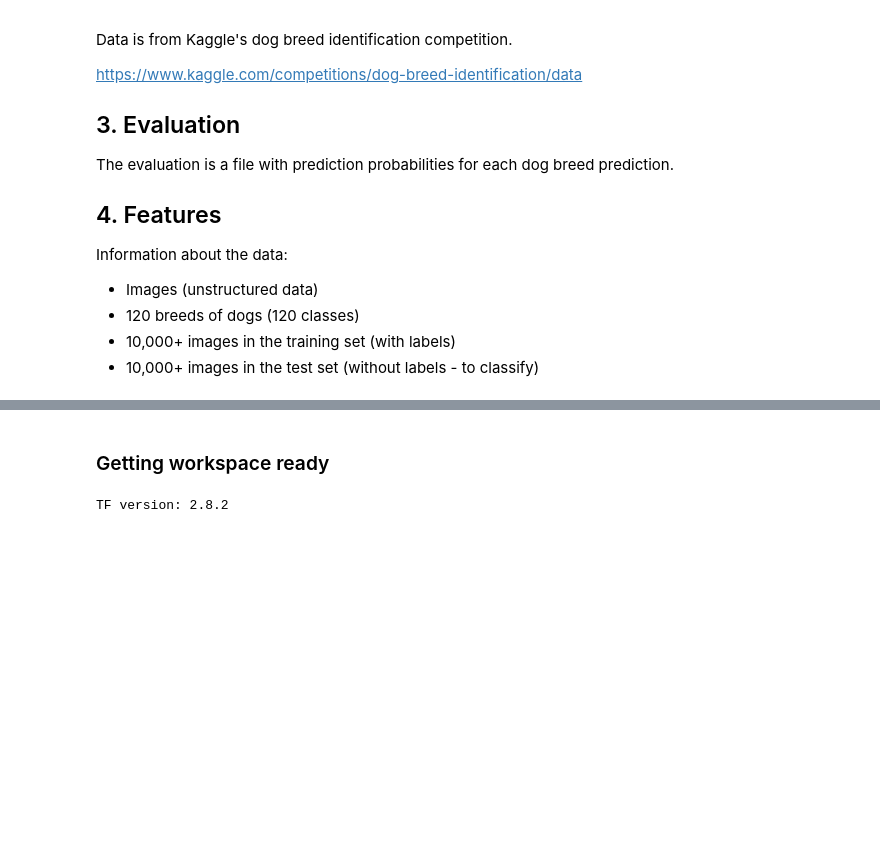
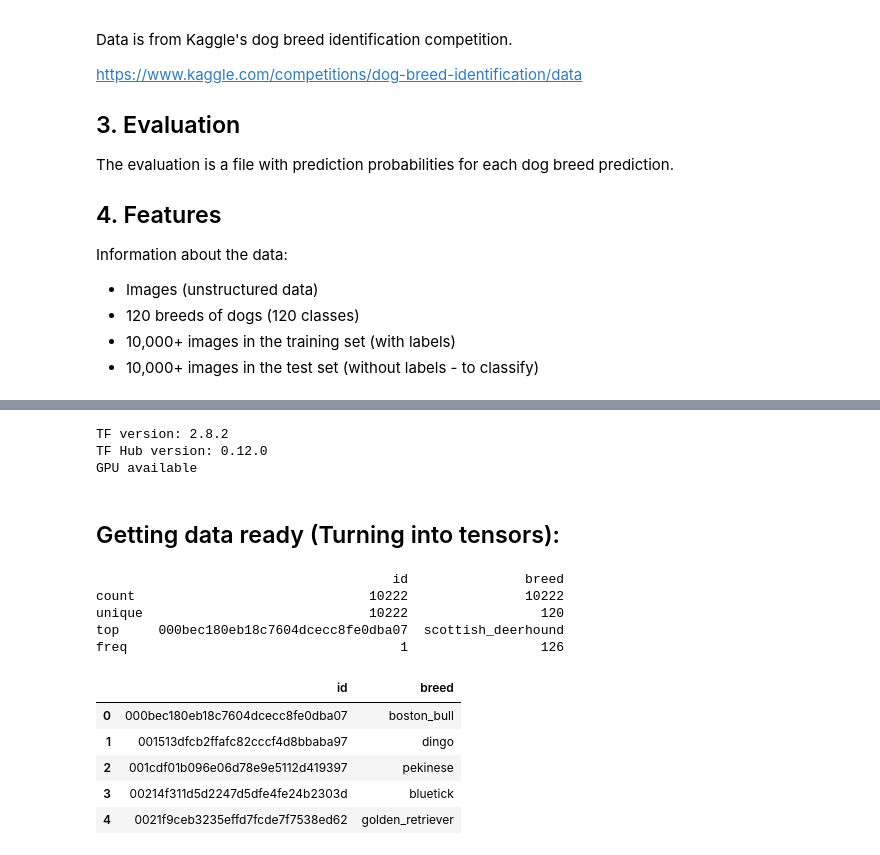
Before and after one commit to Krykiet/tensorflow-dog-breed-classification, a Jupyter notebook: dog_visual_identification.ipynb, the cells around one changed output, grey strips where cells are left out. Saved outputs shown, nothing was run; the diff lists cells and outputs as text; code cells hidden in the pictures; blank space fills up the shorter version.

```diff
--- a/dog_visual_identification.ipynb
+++ b/dog_visual_identification.ipynb
@@ -29,8 +35,33 @@ Information about the data:
+# %%
+# Import necessary tools
+import tensorflow as tf
+import tensorflow_hub as hub
+print("TF version:", tf.__version__)
+print("TF Hub version:", hub.__version__)
+
+# Check for GPU availability
+print("GPU", "available" if tf.config.list_physical_devices("GPU") else "not available")
+# %% [output]
+TF version: 2.8.2
+TF Hub version: 0.12.0
+GPU available
 # %% [markdown]
-### Getting workspace ready
+## Getting data ready (Turning into tensors):
-# %%
-# Import TensorFlow into Colab
-import tensorflow as tf
-print("TF version:", tf.__version__)
-# %% [output]
-TF version: 2.8.2
+# %%
+# Checkout the labels of our data
+import pandas as pd
+labels_csv = pd.read_csv("/content/drive/MyDrive/dog-visual-identification/labels.csv")
+print(labels_csv.describe())
+labels_csv.head()
+# %% [output]
+                                      id               breed
+count                              10222               10222
+unique                             10222                 120
+top     000bec180eb18c7604dcecc8fe0dba07  scottish_deerhound
+freq                                   1                 126
+|  | id | breed |
+| 0 | 000bec180eb18c7604dcecc8fe0dba07 | boston_bull |
+| 1 | 001513dfcb2ffafc82cccf4d8bbaba97 | dingo |
+| 2 | 001cdf01b096e06d78e9e5112d419397 | pekinese |
+| 3 | 00214f311d5d2247d5dfe4fe24b2303d | bluetick |
+| 4 | 0021f9ceb3235effd7fcde7f7538ed62 | golden_retriever |
```
Also changed, not shown: parts of 24 cells of this notebook.
